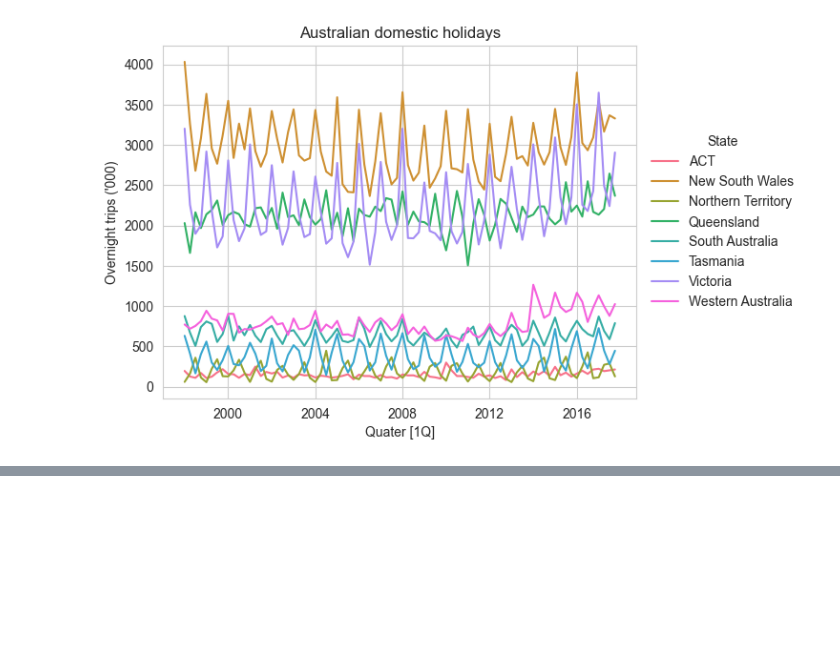
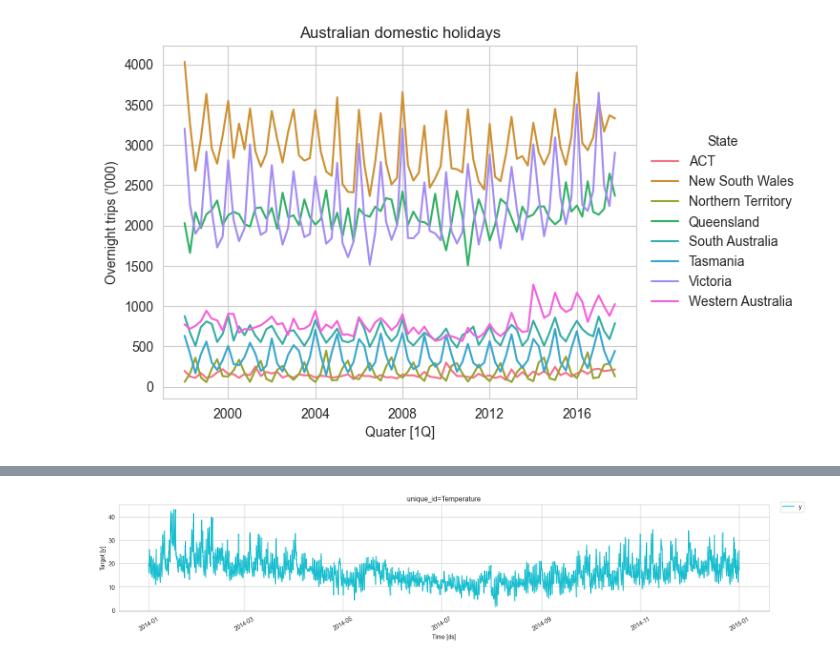
Before and after one commit to zamu-302/Time-series, a Jupyter notebook: Chapter2.ipynb, the cells around one changed output, grey strips where cells are left out. Drawn from its saved outputs; the diff is of its cells as text; code cells hidden in the pictures; blank space fills up the shorter version.

```diff
--- a/Chapter2.ipynb
+++ b/Chapter2.ipynb
@@ -399,0 +423,4 @@ for ax,(state,state_df) in zip(axes,df.groupby("State")):
+# %%
+plot_series(vic_df,ids=["Temperature"],max_insample_length=2*24*365)
+# %% [output]
+[figure, added]
```
Also changed, not shown: parts of 14 cells of this notebook.
